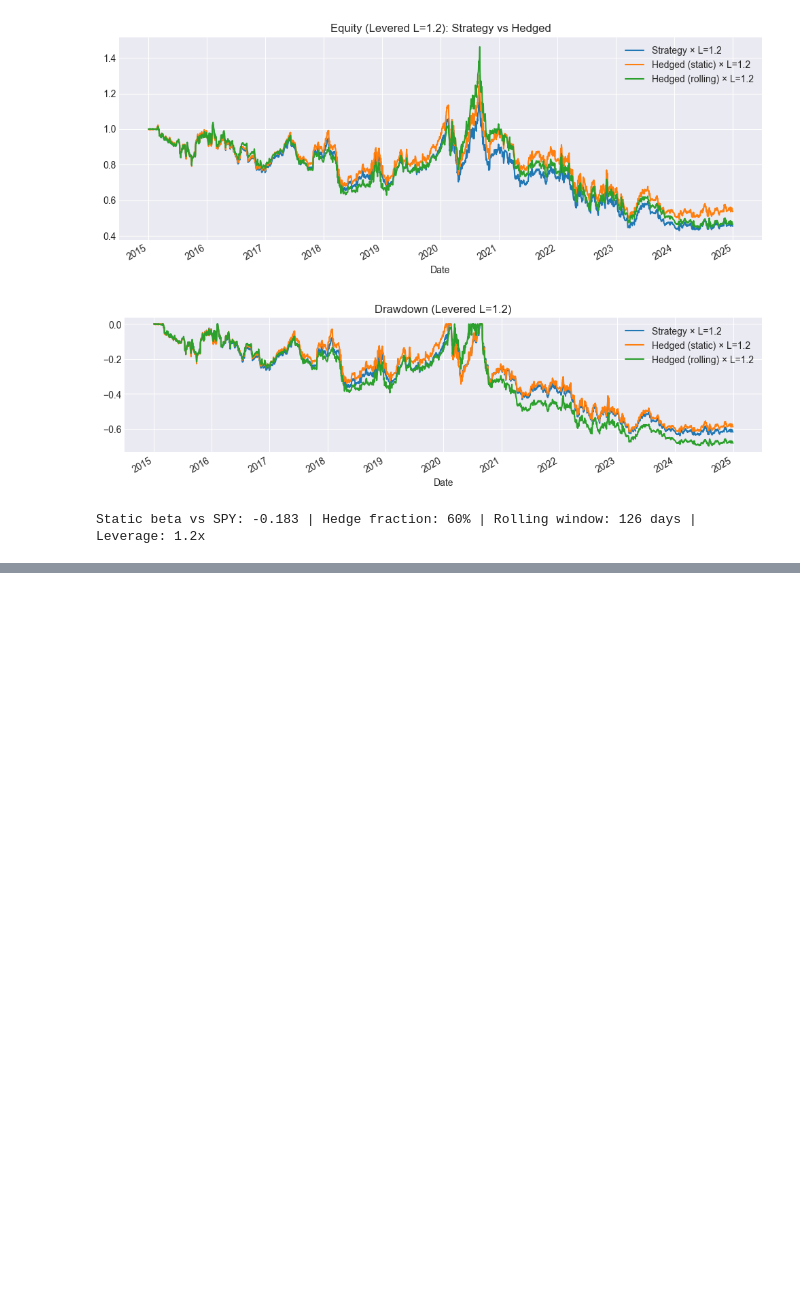
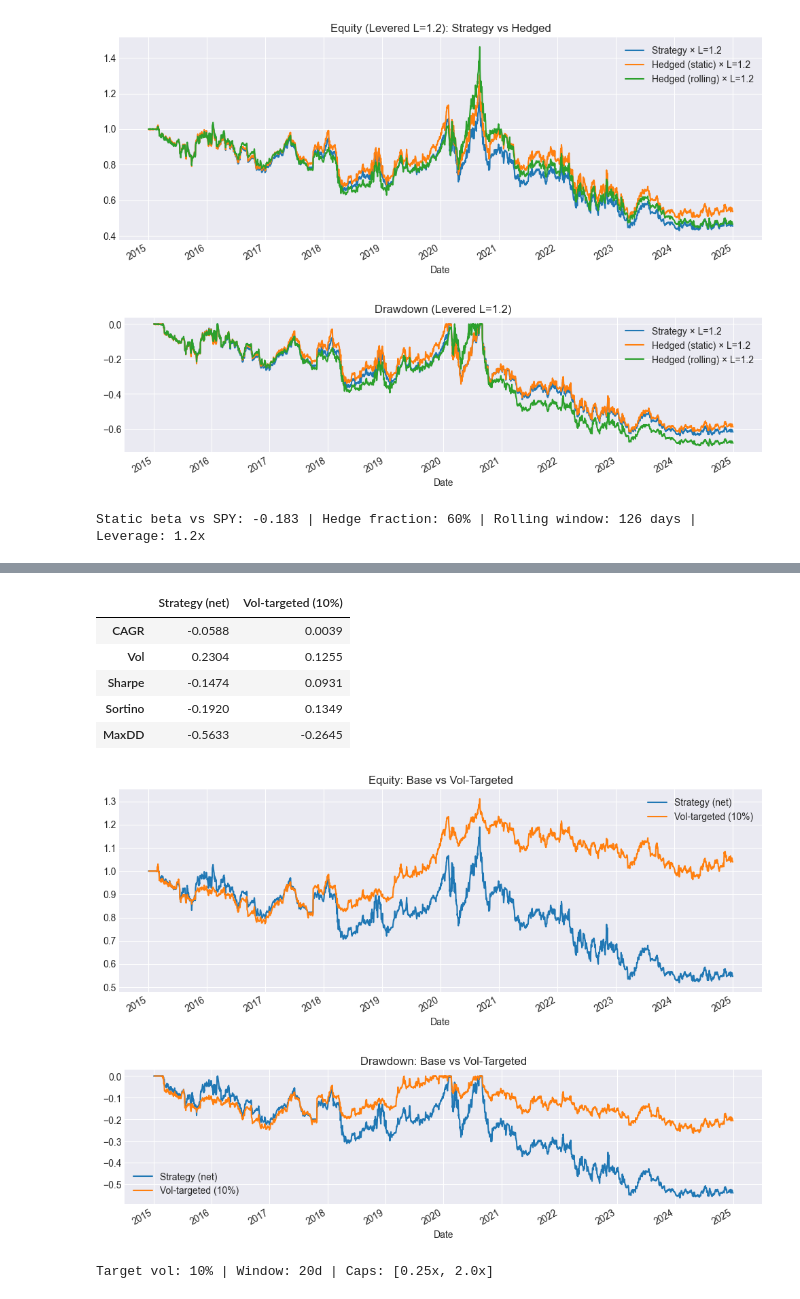
Before and after one commit to RodrigoJimenezAlonso/quant-project, a Jupyter notebook: notebooks/project.ipynb, the cells around one changed output, grey strips where cells are left out. Drawn from its saved outputs; the diff is of its cells as text; code cells hidden in the pictures; blank space fills up the shorter version.

```diff
--- a/notebooks/project.ipynb
+++ b/notebooks/project.ipynb
@@ -616,0 +908,76 @@ Static beta vs SPY: -0.183 | Hedge fraction: 60% | Rolling window: 126 days | Le
+# %%
+# -----------------------------
+# CELL 8: Volatility targeting on strategy returns
+# -----------------------------
+import numpy as np
+import pandas as pd
+import matplotlib.pyplot as plt
+
+TRADING_DAYS = 252
+TARGET_VOL = 0.10    # 10% annualized target
+ROLL_WIN   = 20      # 20 trading days ~ 1 month
+MAX_LEV    = 2.0     # cap leverage when vol is very low
+MIN_LEV    = 0.25    # optional floor to avoid over-deleveraging
+
+# 1) Base returns (net) from Cell 2
+r = bt["net"].copy().dropna()
+
+# 2) Rolling realized vol (annualized) using population std
+roll_vol = r.rolling(ROLL_WIN).std(ddof=0) * np.sqrt(TRADING_DAYS)
+
+# 3) Scaling factor to hit target vol, with caps
+scale = TARGET_VOL / roll_vol
+scale = scale.clip(lower=MIN_LEV, upper=MAX_LEV).fillna(1.0)
+
+# 4) Apply scaling to daily returns (shift(1) to avoid contemporaneous look-ahead)
+r_target = (r * scale.shift(1)).dropna()
+
+# 5) Metrics helper
+def safe_metrics(returns: pd.Series, rf: float = 0.0) -> pd.Series:
+    r = pd.Series(returns).dropna()
+    n = len(r)
+    if n == 0:
+        return pd.Series({"CAGR": np.nan, "Vol": np.nan, "Sharpe": np.nan,
+                          "Sortino": np.nan, "MaxDD": np.nan})
+    TR = (1 + r).prod()
+    cagr = (TR ** (TRADING_DAYS / n) - 1) if TR > 0 else np.nan
+    vol  = r.std(ddof=0) * np.sqrt(TRADING_DAYS)
+    down = r[r < 0].std(ddof=0) * np.sqrt(TRADING_DAYS)
+    ann  = r.mean() * TRADING_DAYS
+    sharpe  = ann / vol  if vol  > 0 else np.nan
+    sortino = ann / down if down > 0 else np.nan
+    eq = (1 + r).cumprod()
+    maxdd = (eq/eq.cummax() - 1).min() if len(eq) else np.nan
+    return pd.Series({"CAGR": cagr, "Vol": vol, "Sharpe": sharpe,
+                      "Sortino": sortino, "MaxDD": maxdd})
+
+# 6) Compare metrics
+m_base   = safe_metrics(r).round(4)
+m_target = safe_metrics(r_target).round(4)
+display(pd.concat([m_base.rename("Strategy (net)"),
+                   m_target.rename(f"Vol-targeted ({int(TARGET_VOL*100)}%)")], axis=1))
+
+# 7) Equity & drawdown comparison
+eq_base   = (1 + r).cumprod().rename("Strategy (net)")
+eq_target = (1 + r_target).cumprod().rename(f"Vol-targeted ({int(TARGET_VOL*100)}%)")
+
+ax = pd.concat([eq_base, eq_target], axis=1).plot(figsize=(10,4))
+ax.set_title("Equity: Base vs Vol-Targeted")
+plt.tight_layout(); plt.show()
+
+def drawdown(eq): return eq/eq.cummax() - 1
+ax = pd.concat([drawdown(eq_base), drawdown(eq_target)], axis=1).plot(figsize=(10,3))
+ax.set_title("Drawdown: Base vs Vol-Targeted")
+plt.tight_layout(); plt.show()
+
+print(f"Target vol: {TARGET_VOL:.0%} | Window: {ROLL_WIN}d | Caps: [{MIN_LEV}x, {MAX_LEV}x]")
+# %% [output]
+|  | Strategy (net) | Vol-targeted (10%) |
+| CAGR | -0.0588 | 0.0039 |
+| Vol | 0.2304 | 0.1255 |
+| Sharpe | -0.1474 | 0.0931 |
+| Sortino | -0.1920 | 0.1349 |
+| MaxDD | -0.5633 | -0.2645 |
+[figure, added]
+[figure, added]
+Target vol: 10% | Window: 20d | Caps: [0.25x, 2.0x]
```
Also changed, not shown: parts of 8 cells of this notebook, 5 other files.
